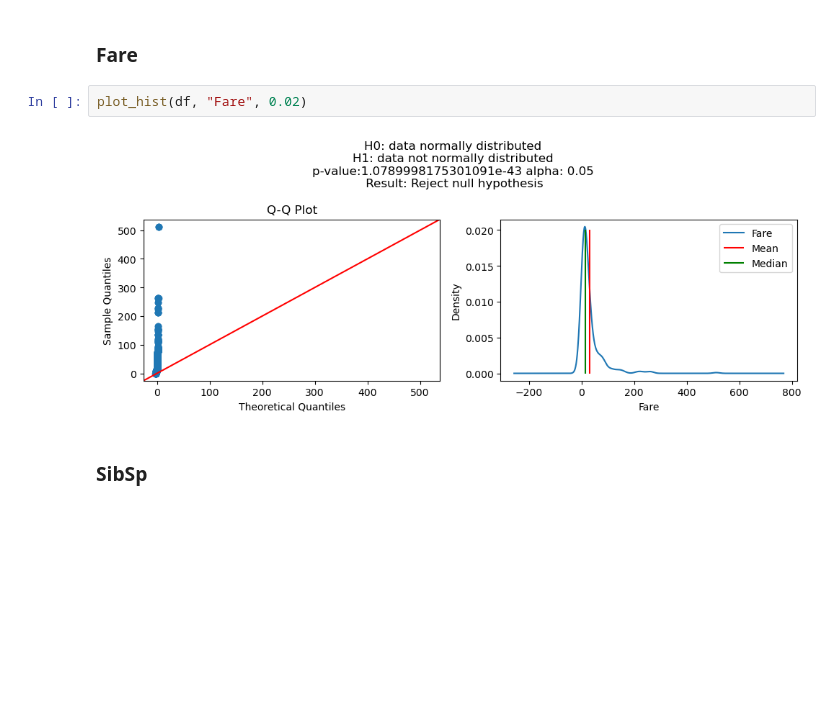
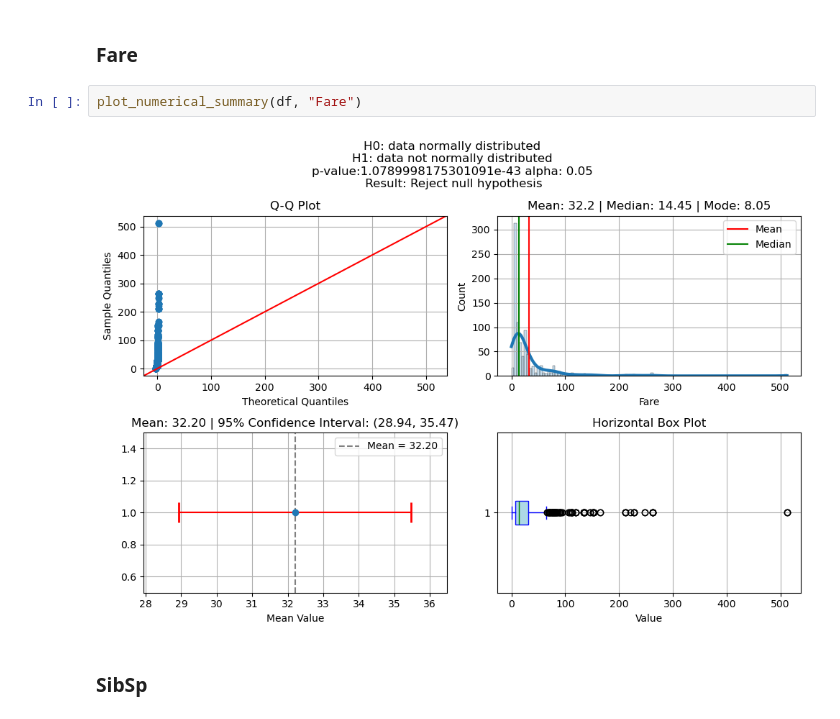
Before and after one commit to Rahul-404/Titanic_Problem_Kaggel, a Jupyter notebook: 2_Exploratory_Data_Analysis.ipynb, the cells around one changed output. Saved outputs shown, nothing was run; the diff lists cells and outputs as text; blank space fills up the shorter version.

```diff
--- a/2_Exploratory_Data_Analysis.ipynb
+++ b/2_Exploratory_Data_Analysis.ipynb
@@ -204,9 +252,9 @@ plot_hist(df, "Age_imputed_median", 0.05)
 # %% [markdown]
 ### Fare
 # %%
-plot_hist(df, "Fare", 0.02)
+plot_numerical_summary(df, "Fare")
 # %% [output]
-[figure, old version]
+[figure, new version]
 # %% [markdown]
 ### SibSp
 # %%
```
Also changed, not shown: parts of 14 cells of this notebook.
